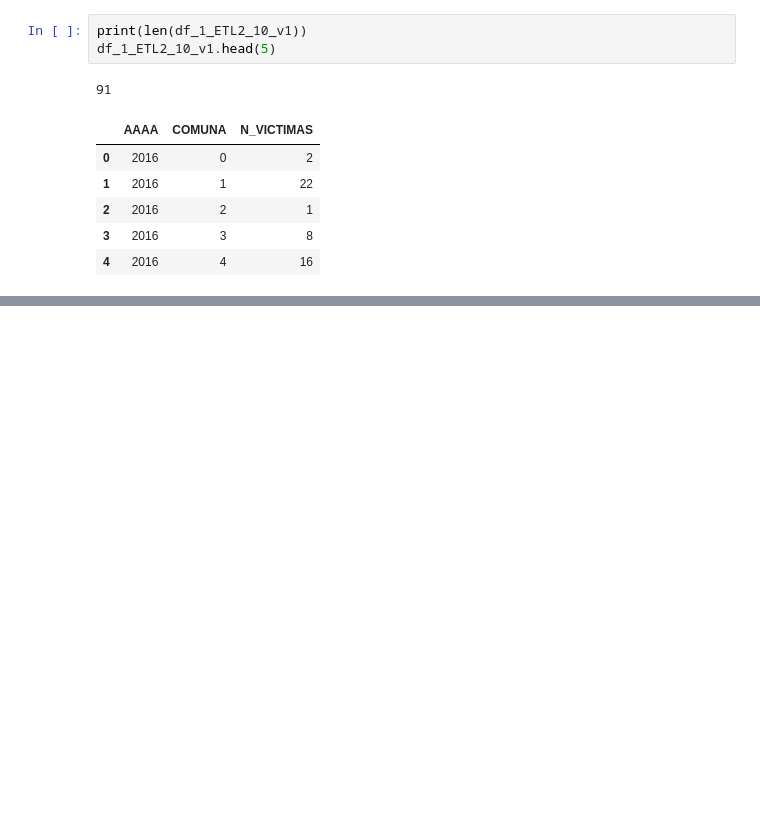
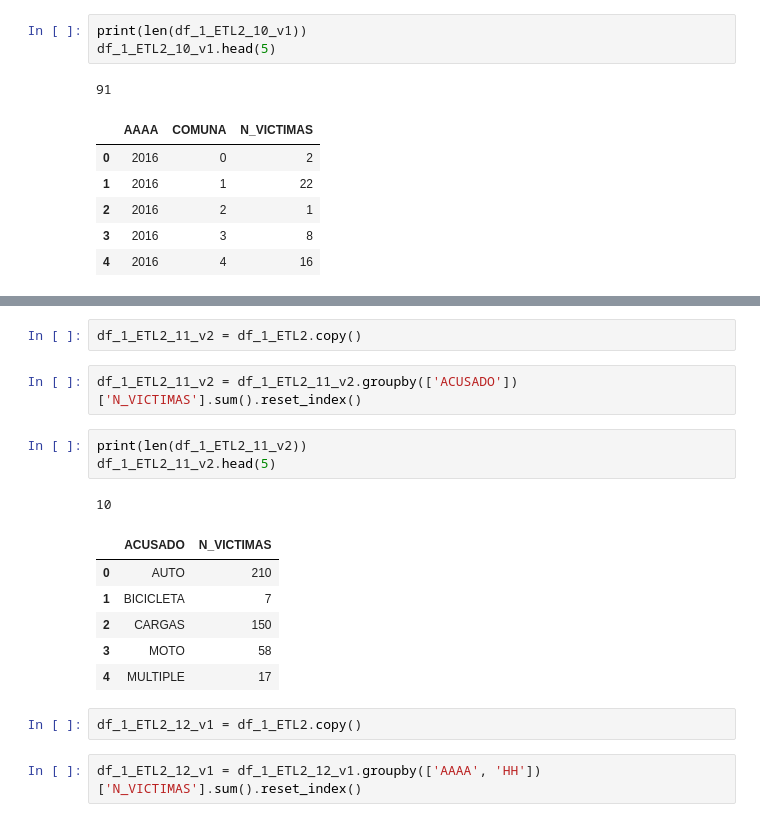
Before and after one commit to rfpcast/DA_BA_Project2, a Jupyter notebook: ETL_Parte_2.ipynb, the cells around one changed output, grey strips where cells are left out. Cells and saved outputs as stored; diff of their text form; blank space fills up the shorter version.

```diff
--- a/ETL_Parte_2.ipynb
+++ b/ETL_Parte_2.ipynb
@@ -611,0 +627,19 @@ df_1_ETL2_10_v1.head(5)
+# %%
+df_1_ETL2_11_v2 = df_1_ETL2.copy()
+# %%
+df_1_ETL2_11_v2 = df_1_ETL2_11_v2.groupby(['ACUSADO'])['N_VICTIMAS'].sum().reset_index()
+# %%
+print(len(df_1_ETL2_11_v2))
+df_1_ETL2_11_v2.head(5)
+# %% [output]
+10
+|  | ACUSADO | N_VICTIMAS |
+| 0 | AUTO | 210 |
+| 1 | BICICLETA | 7 |
+| 2 | CARGAS | 150 |
+| 3 | MOTO | 58 |
+| 4 | MULTIPLE | 17 |
+# %%
+df_1_ETL2_12_v1 = df_1_ETL2.copy()
+# %%
+df_1_ETL2_12_v1 = df_1_ETL2_12_v1.groupby(['AAAA', 'HH'])['N_VICTIMAS'].sum().reset_index()
```
Also changed, not shown: parts of 9 cells of this notebook, 1 other file.
